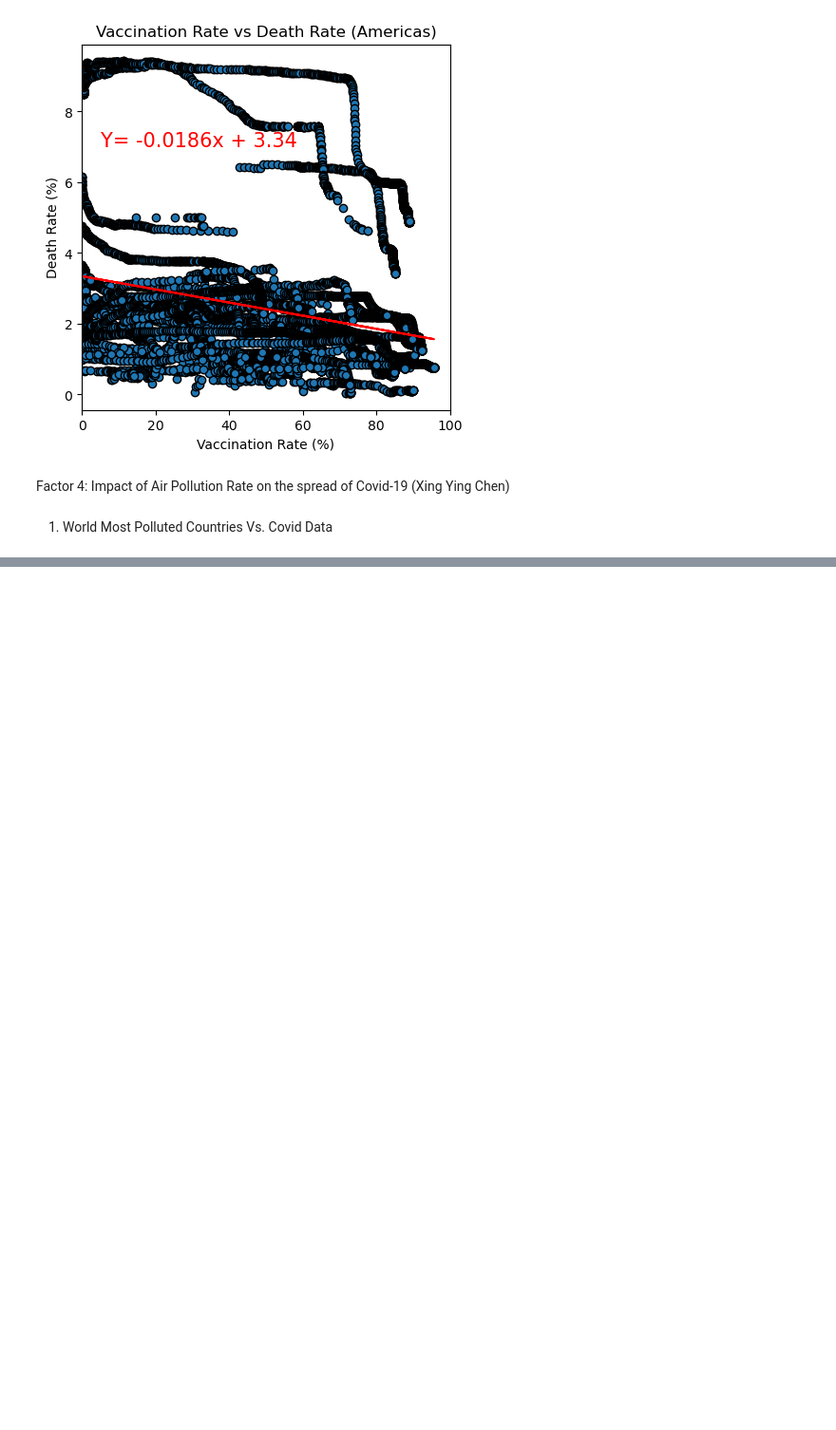
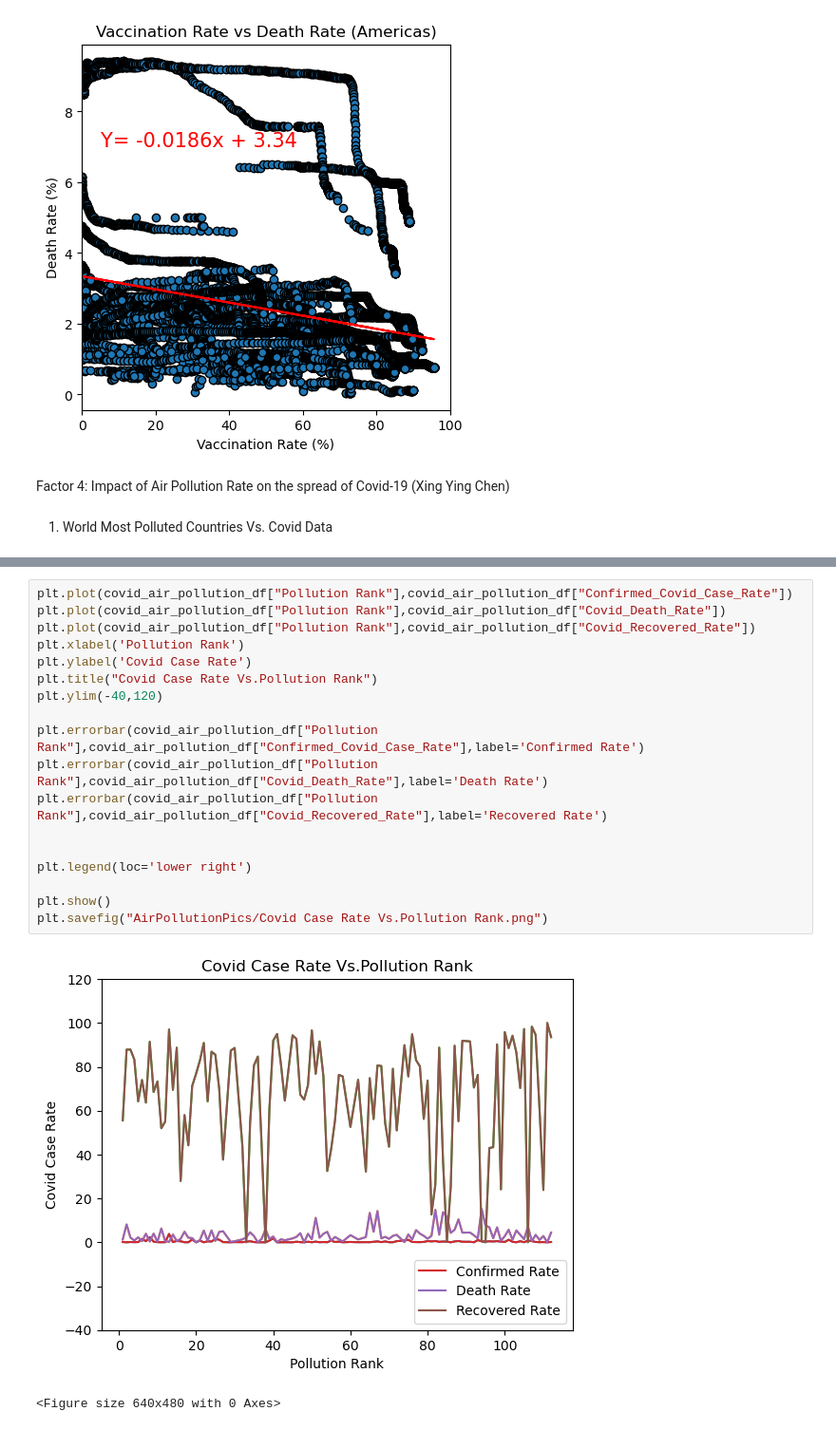
Before and after one commit to NysB/Project_1_Group_3, a Jupyter notebook: factors_covid.ipynb, the cells around one changed output, grey strips where cells are left out. Shown at 95% size. Cells and saved outputs as stored; diff of their text form; blank space fills up the shorter version.

```diff
--- a/factors_covid.ipynb
+++ b/factors_covid.ipynb
@@ -879,0 +535,21 @@ line_plot(covid_air_quality_df["Recovered"],
+# %%
+plt.plot(covid_air_pollution_df["Pollution Rank"],covid_air_pollution_df["Confirmed_Covid_Case_Rate"])
+plt.plot(covid_air_pollution_df["Pollution Rank"],covid_air_pollution_df["Covid_Death_Rate"])
+plt.plot(covid_air_pollution_df["Pollution Rank"],covid_air_pollution_df["Covid_Recovered_Rate"])
+plt.xlabel('Pollution Rank')
+plt.ylabel('Covid Case Rate')
+plt.title("Covid Case Rate Vs.Pollution Rank")
+plt.ylim(-40,120)
+
+plt.errorbar(covid_air_pollution_df["Pollution Rank"],covid_air_pollution_df["Confirmed_Covid_Case_Rate"],label='Confirmed Rate')
+plt.errorbar(covid_air_pollution_df["Pollution Rank"],covid_air_pollution_df["Covid_Death_Rate"],label='Death Rate')
+plt.errorbar(covid_air_pollution_df["Pollution Rank"],covid_air_pollution_df["Covid_Recovered_Rate"],label='Recovered Rate')
+
+
+plt.legend(loc='lower right')
+
+plt.show()
+plt.savefig("AirPollutionPics/Covid Case Rate Vs.Pollution Rank.png")
+# %% [output]
+[figure, added]
+<Figure size 640x480 with 0 Axes>
```
Also changed, not shown: parts of 14 cells of this notebook, 4 other files.
